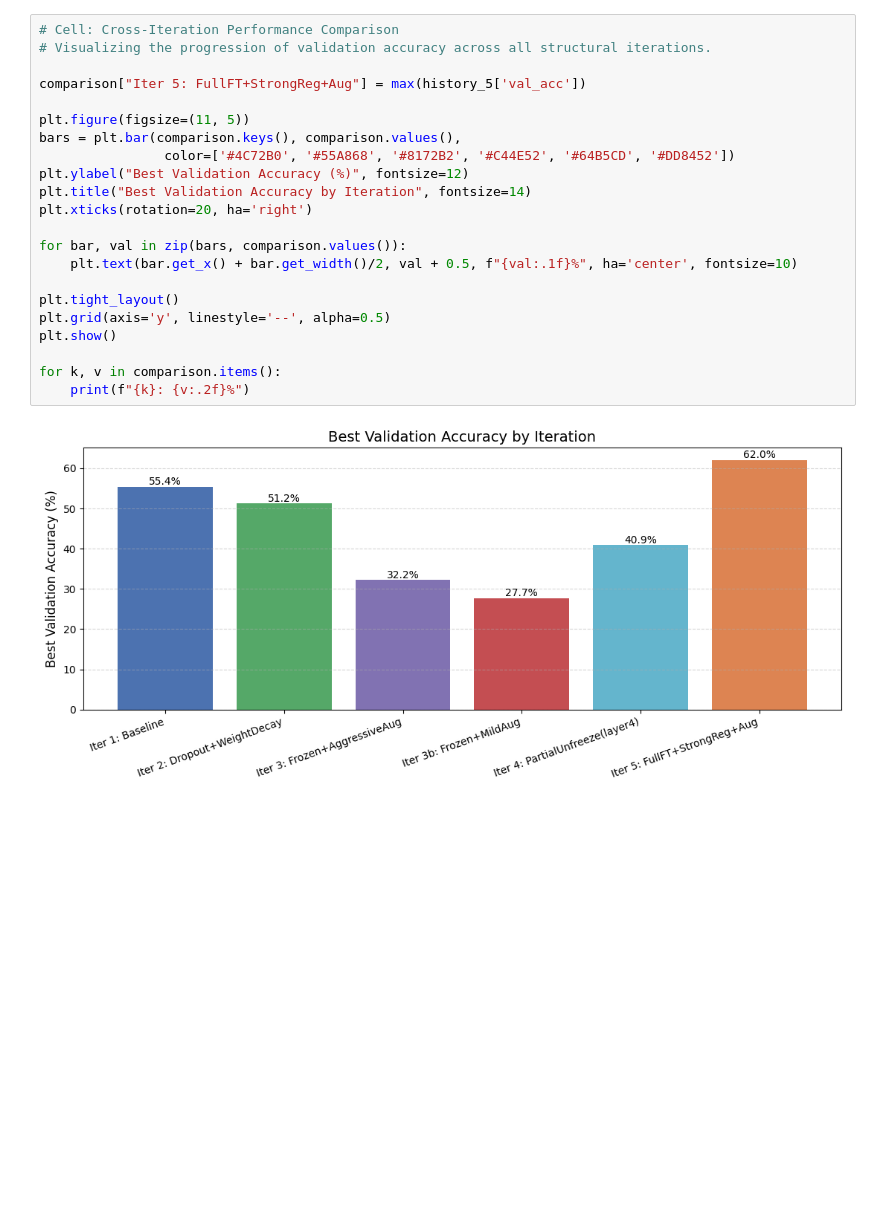
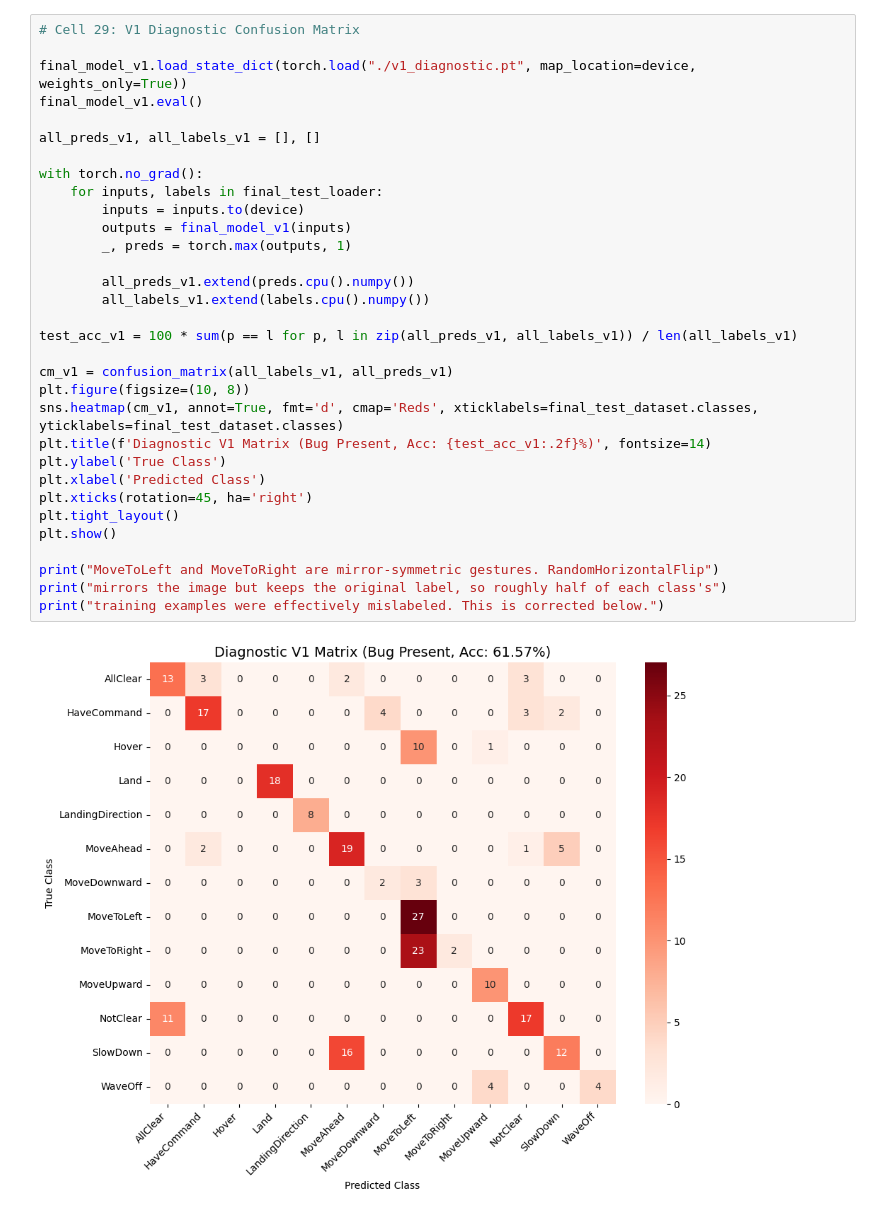
Before and after one commit to Satish-Kuppan/cosc2779-a1-drone-gestures, a Jupyter notebook: COSC2779_A1_Gesture_Classifier.ipynb, the cells around one changed output. Cells and saved outputs as stored; diff of their text form; blank space fills up the shorter version.

```diff
--- a/COSC2779_A1_Gesture_Classifier.ipynb
+++ b/COSC2779_A1_Gesture_Classifier.ipynb
@@ -1348,24 +1705,34 @@ plt.show()
 # %%
-# Cell: Cross-Iteration Performance Comparison
-# Visualizing the progression of validation accuracy across all structural iterations.
+# Cell 29: V1 Diagnostic Confusion Matrix
 
-comparison["Iter 5: FullFT+StrongReg+Aug"] = max(history_5['val_acc'])
+final_model_v1.load_state_dict(torch.load("./v1_diagnostic.pt", map_location=device, weights_only=True))
+final_model_v1.eval()
 
-plt.figure(figsize=(11, 5))
-bars = plt.bar(comparison.keys(), comparison.values(),
-                color=['#4C72B0', '#55A868', '#8172B2', '#C44E52', '#64B5CD', '#DD8452'])
-plt.ylabel("Best Validation Accuracy (%)", fontsize=12)
-plt.title("Best Validation Accuracy by Iteration", fontsize=14)
-plt.xticks(rotation=20, ha='right')
+all_preds_v1, all_labels_v1 = [], []
 
-for bar, val in zip(bars, comparison.values()):
-    plt.text(bar.get_x() + bar.get_width()/2, val + 0.5, f"{val:.1f}%", ha='center', fontsize=10)
+with torch.no_grad():
+    for inputs, labels in final_test_loader:
+        inputs = inputs.to(device)
+        outputs = final_model_v1(inputs)
+        _, preds = torch.max(outputs, 1)
 
+        all_preds_v1.extend(preds.cpu().numpy())
+        all_labels_v1.extend(labels.cpu().numpy())
+
+test_acc_v1 = 100 * sum(p == l for p, l in zip(all_preds_v1, all_labels_v1)) / len(all_labels_v1)
+
+cm_v1 = confusion_matrix(all_labels_v1, all_preds_v1)
+plt.figure(figsize=(10, 8))
+sns.heatmap(cm_v1, annot=True, fmt='d', cmap='Reds', xticklabels=final_test_dataset.classes, yticklabels=final_test_dataset.classes)
+plt.title(f'Diagnostic V1 Matrix (Bug Present, Acc: {test_acc_v1:.2f}%)', fontsize=14)
+plt.ylabel('True Class')
+plt.xlabel('Predicted Class')
+plt.xticks(rotation=45, ha='right')
 plt.tight_layout()
-plt.grid(axis='y', linestyle='--', alpha=0.5)
 plt.show()
 
-for k, v in comparison.items():
-    print(f"{k}: {v:.2f}%")
+print("MoveToLeft and MoveToRight are mirror-symmetric gestures. RandomHorizontalFlip")
+print("mirrors the image but keeps the original label, so roughly half of each class's")
+print("training examples were effectively mislabeled. This is corrected below.")
 # %% [output]
-[figure, old version]
+[figure, new version]
```
Also changed, not shown: parts of 76 cells of this notebook, 2 other files.
